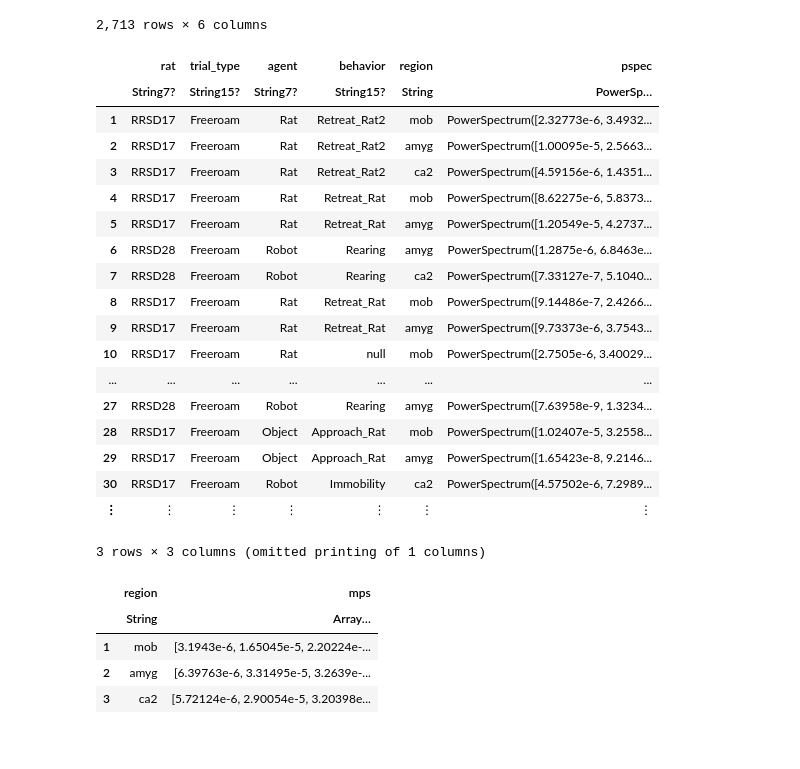
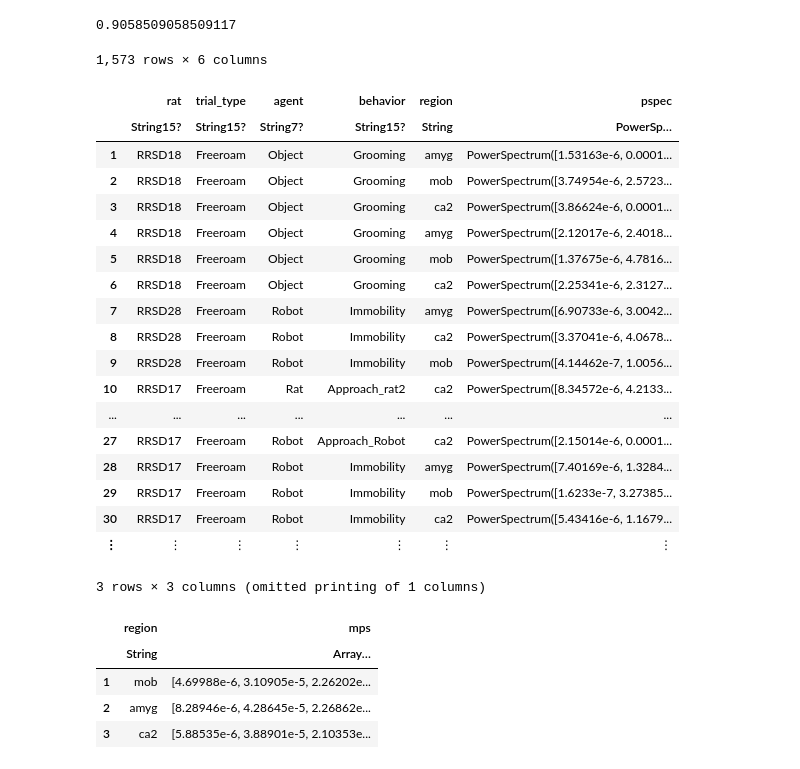
Before and after one commit to chiba-lab/ROIexperiment, a Jupyter notebook: powerspecplots.ipynb, the cells around one changed output. Drawn from its saved outputs; the diff is of its cells as text; code cells hidden in the pictures.

```diff
--- a/powerspecplots.ipynb
+++ b/powerspecplots.ipynb
@@ -6,28 +24,38 @@ et =  load("Data/freeroam_dataset.jld2", "event_time_series");
+# %%
+oi=@chain begin
+    @subset(et, :agent.=="Object", :behavior.=="Immobility")
+    select(:lfp, :file, :start_time, :end_time)
+    @transform(@byrow :duration = duration(:lfp) )
+    minimum(_.duration)
+end
+# %% [output]
+0.9058509058509117
 # %%
 ps =  @chain et begin
+    @subset( (:end_time .- :start_time).≥ 1.0)
     transform(:lfp => ByRow.(x->normalize(x))=>:lfp)
-    transform(:lfp => ByRow.(x->binps(compute_power_spectrum(x),100))=>:pspec)
+    transform(:lfp => ByRow.(x->binps(compute_power_spectrum(x),60,120))=>:pspec)
     @select(:rat, :trial_type, :agent, :behavior, :region, :pspec)
 end
 # %% [output]
-2,713 rows × 6 columns
+1,573 rows × 6 columns
 |  | rat | trial_type | agent | behavior | region | pspec |
-|  | String7? | String15? | String7? | String15? | String | PowerSp… |
-| 1 | RRSD17 | Freeroam | Rat | Retreat_Rat2 | mob | PowerSpectrum([2.32773e-6, 3.4932... |
-| 2 | RRSD17 | Freeroam | Rat | Retreat_Rat2 | amyg | PowerSpectrum([1.00095e-5, 2.5663... |
-| 3 | RRSD17 | Freeroam | Rat | Retreat_Rat2 | ca2 | PowerSpectrum([4.59156e-6, 1.4351... |
-| 4 | RRSD17 | Freeroam | Rat | Retreat_Rat | mob | PowerSpectrum([8.62275e-6, 5.8373... |
-| 5 | RRSD17 | Freeroam | Rat | Retreat_Rat | amyg | PowerSpectrum([1.20549e-5, 4.2737... |
-| 6 | RRSD28 | Freeroam | Robot | Rearing | amyg | PowerSpectrum([1.2875e-6, 6.8463e... |
-| 7 | RRSD28 | Freeroam | Robot | Rearing | ca2 | PowerSpectrum([7.33127e-7, 5.1040... |
-| 8 | RRSD17 | Freeroam | Rat | Retreat_Rat | mob | PowerSpectrum([9.14486e-7, 2.4266... |
-| 9 | RRSD17 | Freeroam | Rat | Retreat_Rat | amyg | PowerSpectrum([9.73373e-6, 3.7543... |
-| 10 | RRSD17 | Freeroam | Rat | null | mob | PowerSpectrum([2.7505e-6, 3.40029... |
+|  | String15? | String15? | String7? | String15? | String | PowerSp… |
+| 1 | RRSD18 | Freeroam | Object | Grooming | amyg | PowerSpectrum([1.53163e-6, 0.0001... |
+| 2 | RRSD18 | Freeroam | Object | Grooming | mob | PowerSpectrum([3.74954e-6, 2.5723... |
+| 3 | RRSD18 | Freeroam | Object | Grooming | ca2 | PowerSpectrum([3.86624e-6, 0.0001... |
+| 4 | RRSD18 | Freeroam | Object | Grooming | amyg | PowerSpectrum([2.12017e-6, 2.4018... |
+| 5 | RRSD18 | Freeroam | Object | Grooming | mob | PowerSpectrum([1.37675e-6, 4.7816... |
+| 6 | RRSD18 | Freeroam | Object | Grooming | ca2 | PowerSpectrum([2.25341e-6, 2.3127... |
+| 7 | RRSD28 | Freeroam | Robot | Immobility | amyg | PowerSpectrum([6.90733e-6, 3.0042... |
+| 8 | RRSD28 | Freeroam | Robot | Immobility | ca2 | PowerSpectrum([3.37041e-6, 4.0678... |
+| 9 | RRSD28 | Freeroam | Robot | Immobility | mob | PowerSpectrum([4.14462e-7, 1.0056... |
+| 10 | RRSD17 | Freeroam | Rat | Approach_rat2 | ca2 | PowerSpectrum([8.34572e-6, 4.2133... |
 | ... | ... | ... | ... | ... | ... | ... |
-| 27 | RRSD28 | Freeroam | Robot | Rearing | amyg | PowerSpectrum([7.63958e-9, 1.3234... |
-| 28 | RRSD17 | Freeroam | Object | Approach_Rat | mob | PowerSpectrum([1.02407e-5, 3.2558... |
-| 29 | RRSD17 | Freeroam | Object | Approach_Rat | amyg | PowerSpectrum([1.65423e-8, 9.2146... |
-| 30 | RRSD17 | Freeroam | Robot | Immobility | ca2 | PowerSpectrum([4.57502e-6, 7.2989... |
+| 27 | RRSD17 | Freeroam | Robot | Approach_Robot | ca2 | PowerSpectrum([2.15014e-6, 0.0001... |
+| 28 | RRSD17 | Freeroam | Robot | Immobility | amyg | PowerSpectrum([7.40169e-6, 1.3284... |
+| 29 | RRSD17 | Freeroam | Robot | Immobility | mob | PowerSpectrum([1.6233e-7, 3.27385... |
+| 30 | RRSD17 | Freeroam | Robot | Immobility | ca2 | PowerSpectrum([5.43416e-6, 1.1679... |
 | ⋮ | ⋮ | ⋮ | ⋮ | ⋮ | ⋮ | ⋮ |
 # %%
 null_region_mps =  @chain ps begin
@@ -42,9 +70,9 @@ end
 3 rows × 3 columns (omitted printing of 1 columns)
 |  | region | mps |
 |  | String | Array… |
-| 1 | mob | [3.1943e-6, 1.65045e-5, 2.20224e-... |
-| 2 | amyg | [6.39763e-6, 3.31495e-5, 3.2639e-... |
-| 3 | ca2 | [5.72124e-6, 2.90054e-5, 3.20398e... |
+| 1 | mob | [4.69988e-6, 3.10905e-5, 2.26202e... |
+| 2 | amyg | [8.28946e-6, 4.28645e-5, 2.26862e... |
+| 3 | ca2 | [5.88535e-6, 3.88901e-5, 2.10353e... |
 # %%
 behavior_agent_mps =  @chain ps begin
     @subset(:behavior.!="null")
```
Also changed, not shown: parts of 5 cells of this notebook, 3 other files.
